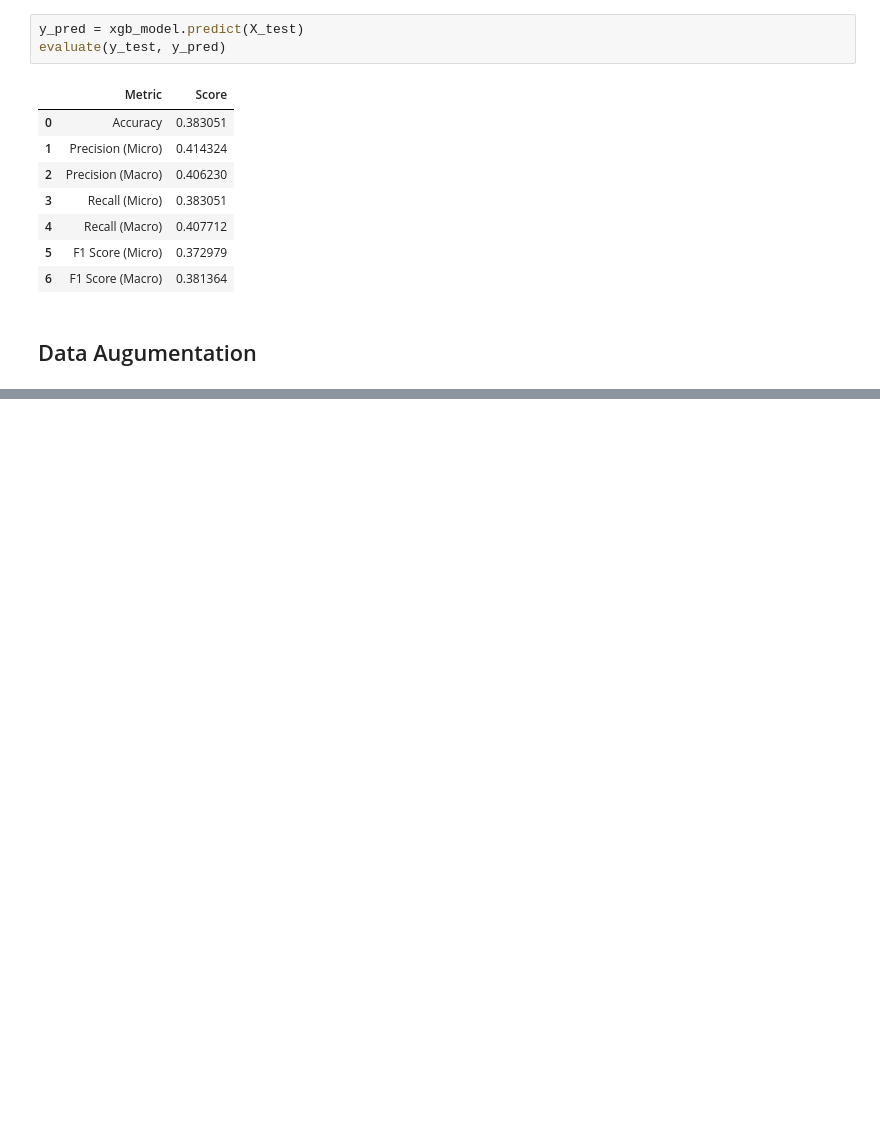
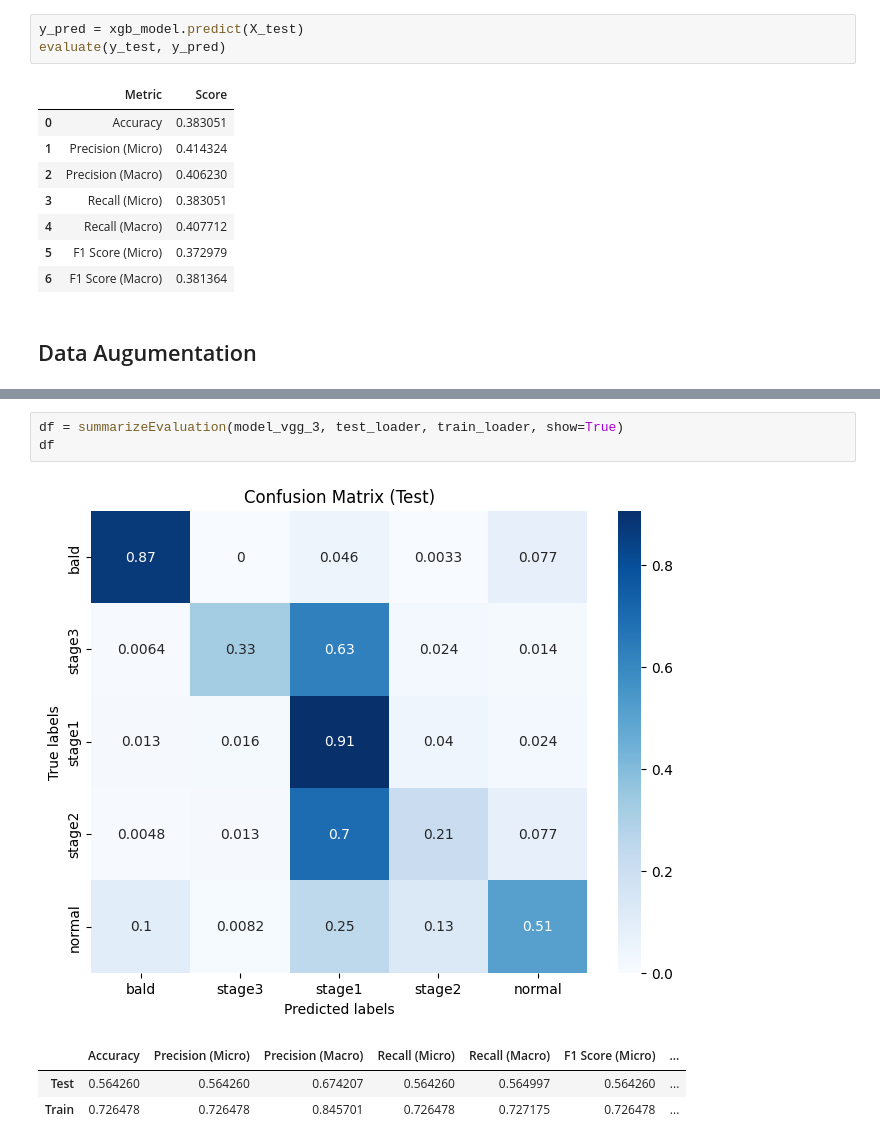
Before and after one commit to D0men1c0/Bald-Classification, a Jupyter notebook: notebook.ipynb, the cells around one changed output, grey strips where cells are left out. Drawn from its saved outputs; the diff is of its cells as text; blank space fills up the shorter version.

```diff
--- a/notebook.ipynb
+++ b/notebook.ipynb
@@ -1565,0 +1611,8 @@ len(augmented_train_loader.dataset)
+# %%
+df = summarizeEvaluation(model_vgg_3, test_loader, train_loader, show=True)
+df
+# %% [output]
+[figure, added]
+|  | Accuracy | Precision (Micro) | Precision (Macro) | Recall (Micro) | Recall (Macro) | F1 Score (Micro) | ... |
+| Test | 0.564260 | 0.564260 | 0.674207 | 0.564260 | 0.564997 | 0.564260 | ... |
+| Train | 0.726478 | 0.726478 | 0.845701 | 0.726478 | 0.727175 | 0.726478 | ... |
```
Also changed, not shown: parts of 20 cells of this notebook.
